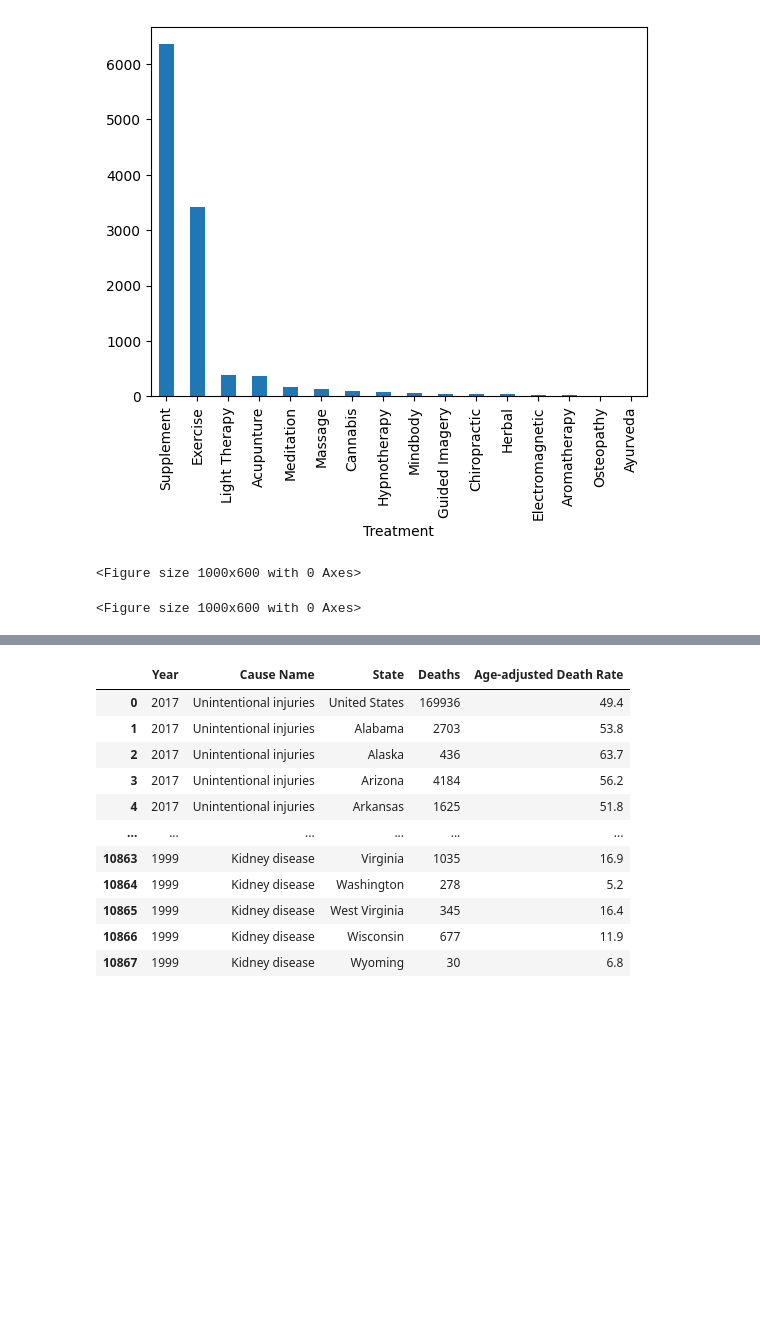
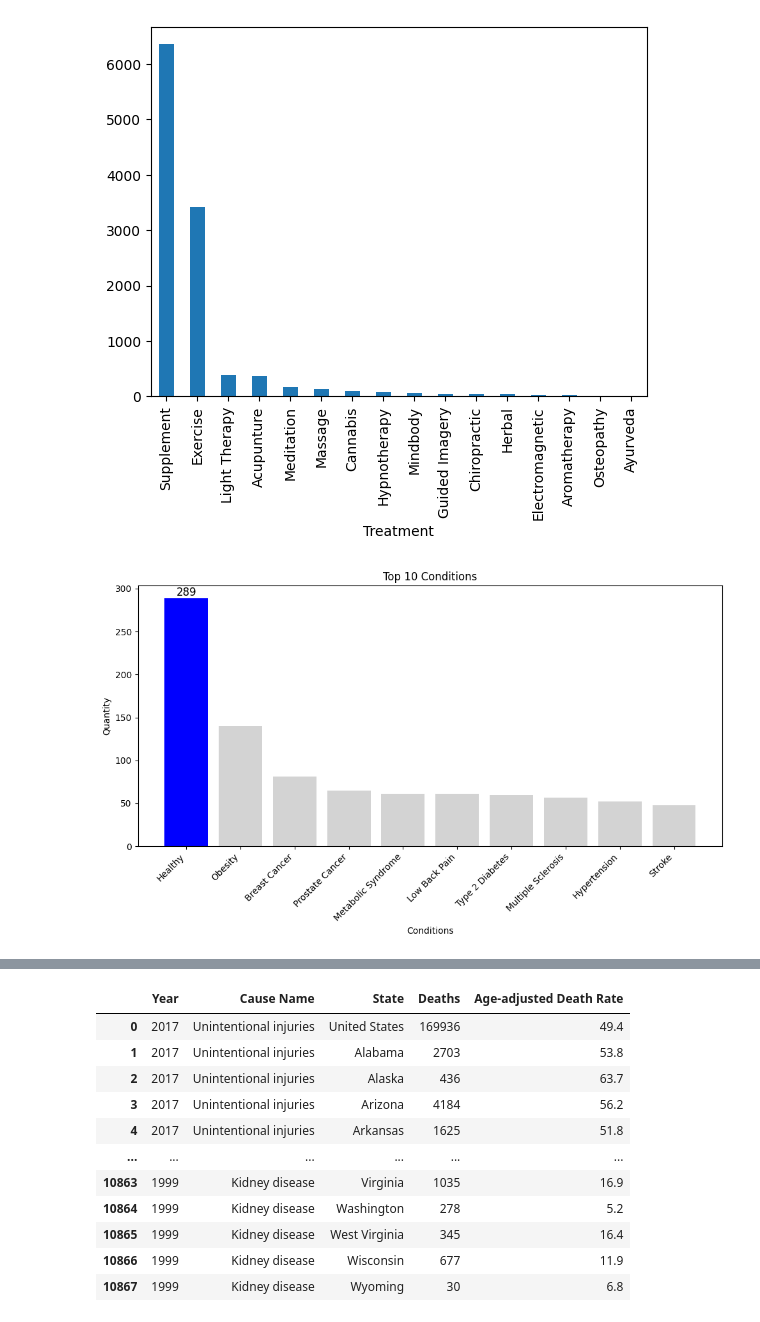
Before and after one commit to DoricesPieces/ClinicalTrials, a Jupyter notebook: Alternative Therapies analysis.ipynb, the cells around one changed output, grey strips where cells are left out. Drawn from its saved outputs; the diff is of its cells as text; code cells hidden in the pictures; blank space fills up the shorter version.

Commit message:
Added more bar graphs

```diff
--- a/Alternative Therapies analysis.ipynb
+++ b/Alternative Therapies analysis.ipynb
@@ -497,12 +497,33 @@ alternativetherapies['Treatment'].value_counts().plot(kind='bar', rot=90)
 [figure]
 # %%
 #Line plot comparing Top 10 Conditions and Treatments
-# %%
-#Bar Graph Showing amount of deaths for each Condition in the United States
-plt.figure(figsize=(10,6))
-# %% [output]
-<Figure size 1000x600 with 0 Axes>
-<Figure size 1000x600 with 0 Axes>
+# %%
+#Bar Graph Showing amount of deaths for each Condition in the United States
+
+plt.figure(figsize=(10, 6))
+Top_10_Cond
+
+# Highlight the highest value in blue, others in light grey
+colors = ['blue' if i == 0 else 'lightgrey' for i in range(len(Top_10_Cond))]
+
+plt.bar(Top_10_Cond.index, Top_10_Cond.values, color=colors)
+
+# Add value only on the blue bar (the highest one)
+plt.text(0, Top_10_Cond.values[0], f'{Top_10_Cond.values[0]:,.0f}',
+         ha='center', va='bottom', fontsize=12, color='black')
+
+# Formatting for x-axis labels and title
+plt.xticks(rotation=45, ha='right')
+plt.title('Top 10 Conditions')
+plt.xlabel('Conditions')
+plt.ylabel('Quantity')
+
+# Add comma formatting for y-axis
+plt.gca().yaxis.set_major_formatter(FuncFormatter(lambda x, _: f'{x:,.0f}'))
+plt.tight_layout()
+plt.show()
+# %% [output]
+[figure, added]
 # %%
 #Scatter plot to show correlation between type of alternative therapy vs causes of death
 # %%
```
Also changed, not shown: parts of 1 cell of this notebook.
